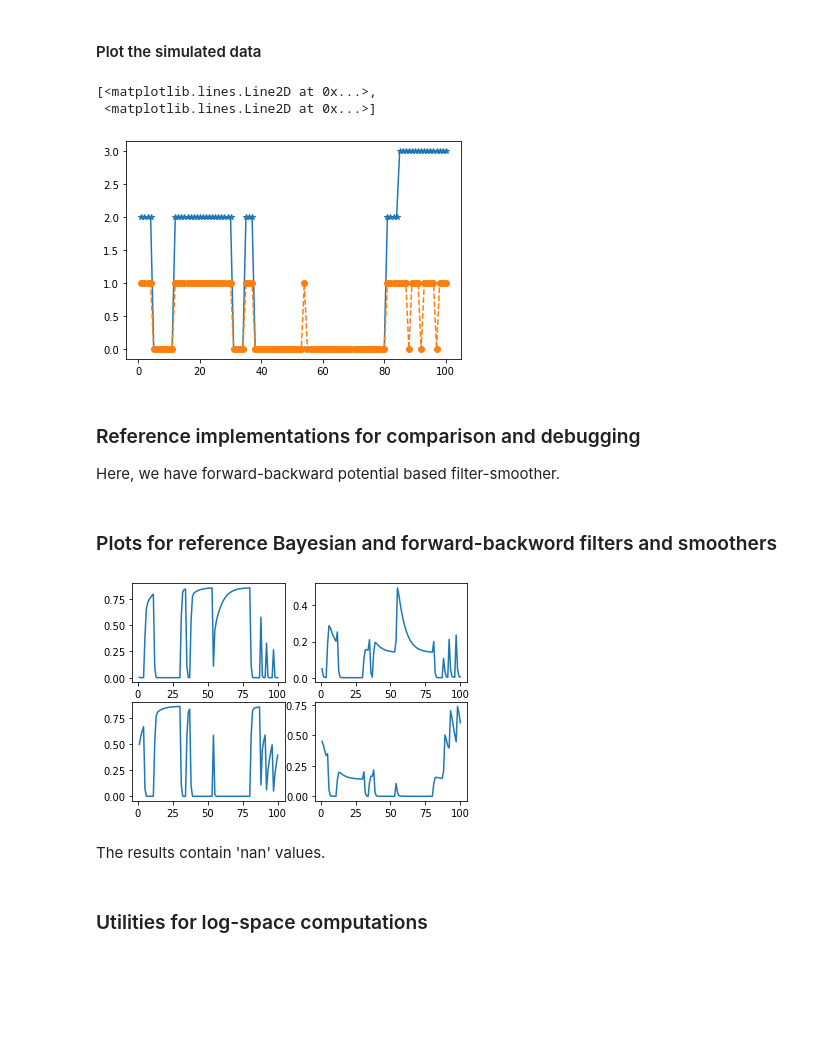
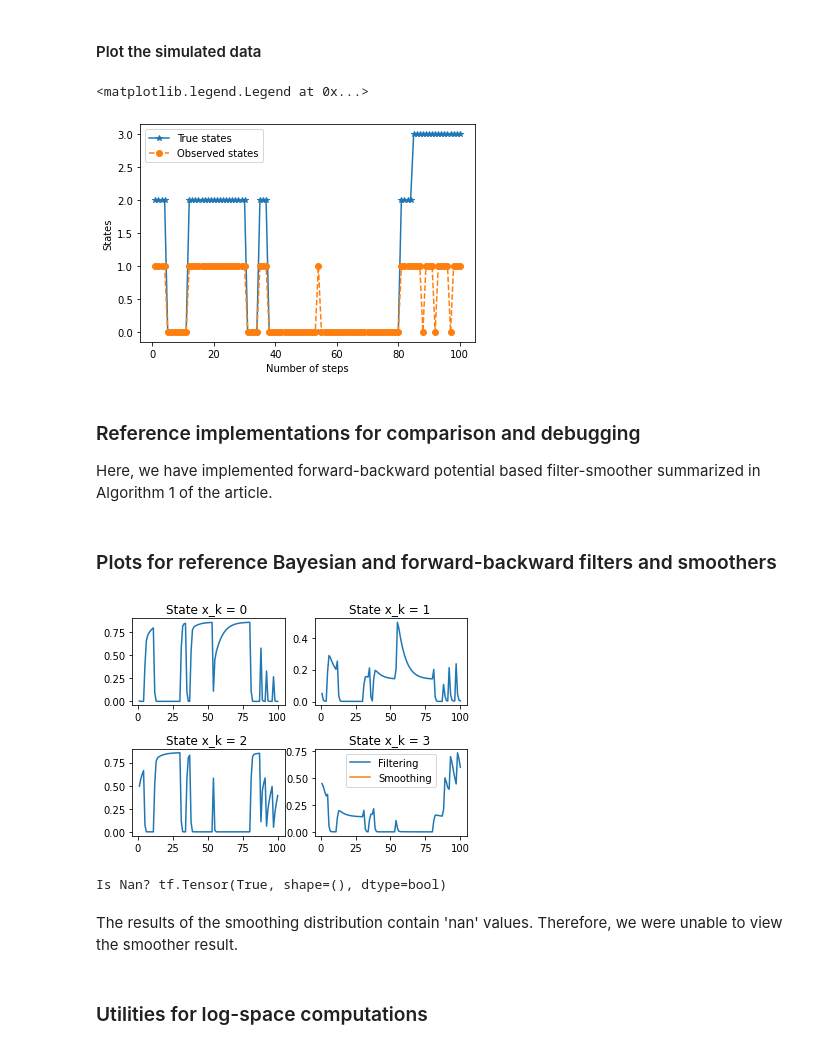
Before and after one commit to EEA-sensors/sequential-parallelization-examples, a Jupyter notebook: python/temporal-parallelization-inference-in-HMMs/phmm_potentials.ipynb, the cells around one changed output. Drawn from its saved outputs; the diff is of its cells as text; code cells hidden in the pictures; blank space fills up the shorter version.

Commit message:
update based on reviewed by zheng

```diff
--- a/python/temporal-parallelization-inference-in-HMMs/phmm_potentials.ipynb
+++ b/python/temporal-parallelization-inference-in-HMMs/phmm_potentials.ipynb
@@ -167,14 +167,15 @@ X,Y = simulate_data(model,10 ** log10T)
 #### Plot the simulated data
 # %%
 plt.plot(T[:nsteps], X[:nsteps], '*-', T[:nsteps], Y[:nsteps], 'o--')
+plt.xlabel('Number of steps')
+plt.ylabel('States')
 plt.legend(['True states', 'Observed states'])
 # %% [output]
-[<matplotlib.lines.Line2D at 0x...>,
- <matplotlib.lines.Line2D at 0x...>]
+<matplotlib.legend.Legend at 0x...>
-[figure, old version]
+[figure, new version]
 # %% [markdown]
 ### Reference implementations for comparison and debugging
-Here, we have forward-backward potential based filter-smoother.
+Here, we have implemented forward-backward potential based filter-smoother summarized in Algorithm 1 of the article.
 # %%
 def ref_fwdbwd_filter_smoother(model, Y):
     """Reference Forward-Backward Filter and smoother
@@ -226,19 +227,27 @@ def ref_fwdbwd_filter_smoother(model, Y):
 
     return fest, sest, all_psi_f, all_psi_b
 # %% [markdown]
-### Plots for reference Bayesian and  forward-backword filters and smoothers
+### Plots for reference Bayesian and  forward-backward filters and smoothers
 # %%
 ref_fwdbwd_fs, ref_fwdbwd_ss, ref_fwdbwd_psi_f, ref_fwdbwd_psi_b = ref_fwdbwd_filter_smoother(model, Y)
 print()
 plt.clf()
+plt.subplots_adjust(hspace=.5)
 for i in range(4):
-    plt.subplot(2,2,i+1)
+    plt.subplot(2, 2, i+1)
     plt.plot(T[:nsteps], [p[i] for p in ref_fwdbwd_fs[:nsteps]], T[:nsteps], [p[i] for p in ref_fwdbwd_ss[:nsteps]])
+
+    plt.title(('State x_k = %d ' % i ))
+plt.legend(['Filtering', 'Smoothing'])
 plt.show()
 # %% [output]
-[figure, old version]
+[figure, new version]
-# %% [markdown]
-The results contain 'nan' values.
+# %%
+print('Is Nan?', tf.math.is_nan(tf.reduce_sum(ref_fwdbwd_ss)))
+# %% [output]
+Is Nan? tf.Tensor(True, shape=(), dtype=bool)
+# %% [markdown]
+The results of the smoothing distribution contain 'nan' values. Therefore, we were unable to view the smoother result.
 # %% [markdown]
 ### Utilities for log-space computations
 # %%
```
Also changed, not shown: parts of 10 cells of this notebook, 1 other file.
